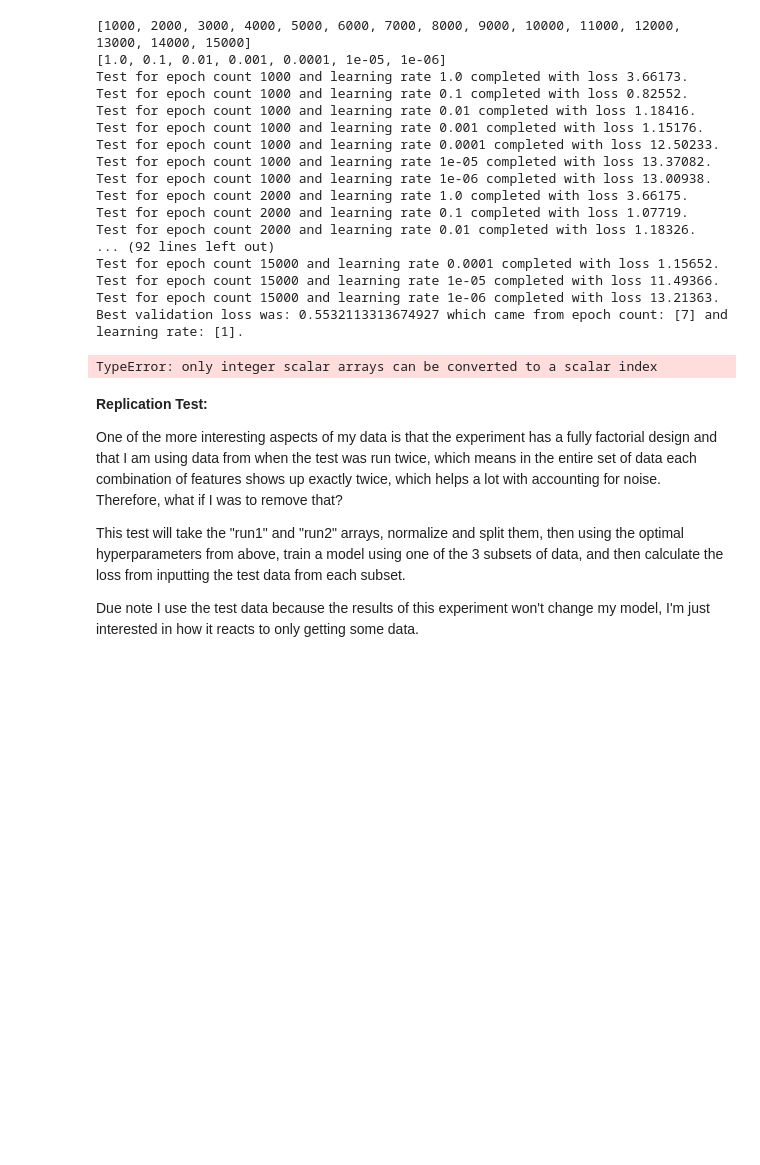
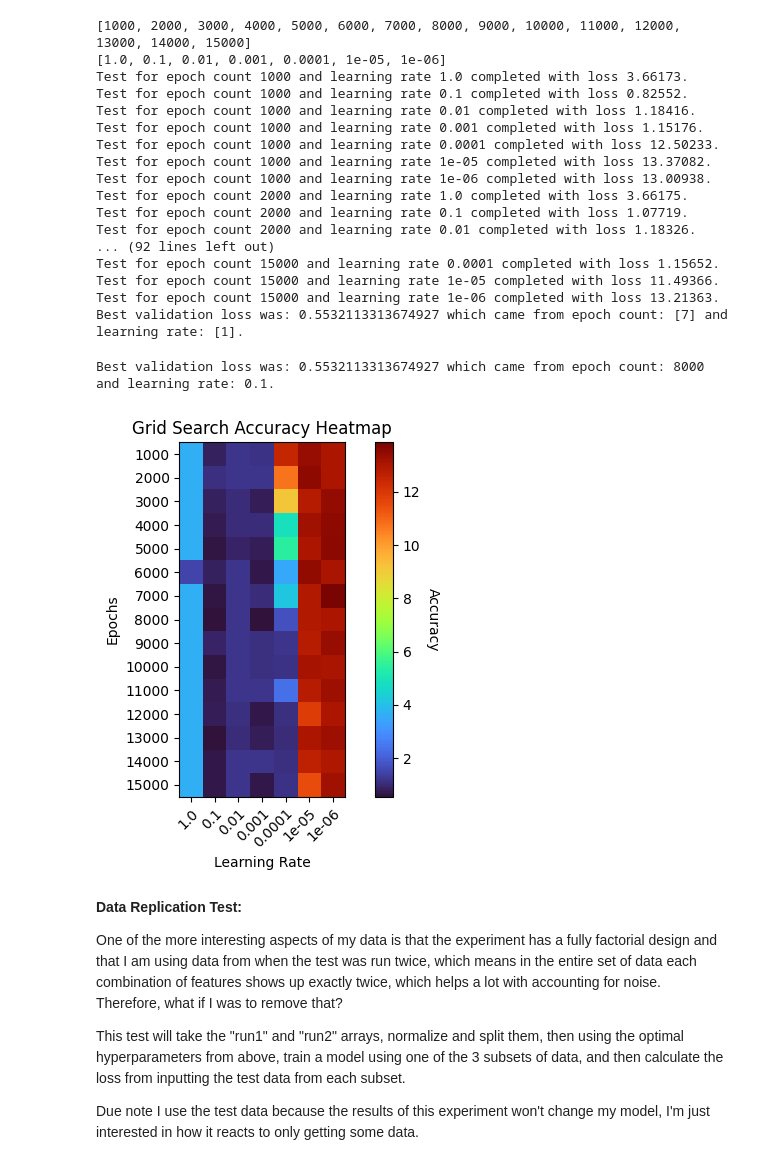
Before and after one commit to bananathrowingmachine/UniProj-OpenEndedDeepLearning, a Jupyter notebook: HW7.ipynb, the cells around one changed output. Saved outputs shown, nothing was run; the diff lists cells and outputs as text; code cells hidden in the pictures; blank space fills up the shorter version.

```diff
--- a/HW7.ipynb
+++ b/HW7.ipynb
@@ -382,27 +380,30 @@ Best validation loss was: 0.5532113313674927 which came from epoch count: [7] an
 # %%
 best = np.min(accuracy)
 bestEpochsIndex, bestLearningRateIndex = np.where(accuracy == best)
-print(f'Best validation loss was: {best} which came from epoch count: {epochsList[bestEpochsIndex]} and learning rate: {learningRatesList[bestLearningRateIndex]}.')
+bestEpochs = epochsList[bestEpochsIndex[0]]
+bestLR = learningRatesList[bestLearningRateIndex[0]]
+print(f'Best validation loss was: {best} which came from epoch count: {bestEpochs} and learning rate: {bestLR}.')
 
 fig, ax = plt.subplots()
 im = ax.imshow(accuracy, cmap='turbo')
 cbar = ax.figure.colorbar(im, ax=ax)
 cbar.ax.set_ylabel('Accuracy', rotation=-90, va="bottom")
 ax.set_yticks(np.arange(len(epochsList)))
 ax.set_xticks(np.arange(len(learningRatesList)))
 ax.set_yticklabels(epochsList)
 ax.set_xticklabels(learningRatesList)
 ax.set_ylabel("Epochs")
 ax.set_xlabel("Learning Rate")
 ax.set_title("Grid Search Accuracy Heatmap")
 plt.setp(ax.get_xticklabels(), rotation=45, ha="right", rotation_mode="anchor")
 
 fig.tight_layout()
 plt.show()
 # %% [output]
-TypeError: only integer scalar arrays can be converted to a scalar index
+Best validation loss was: 0.5532113313674927 which came from epoch count: 8000 and learning rate: 0.1.
+[figure, added]
 # %% [markdown]
-**Replication Test:**
+**Data Replication Test:**
 
 One of the more interesting aspects of my data is that the experiment has a fully factorial design and that I am using data from when the test was run twice, which means in the entire set of data each combination of features shows up exactly twice, which helps a lot with accounting for noise. Therefore, what if I was to remove that?
 
```
Also changed, not shown: parts of 11 cells of this notebook.
